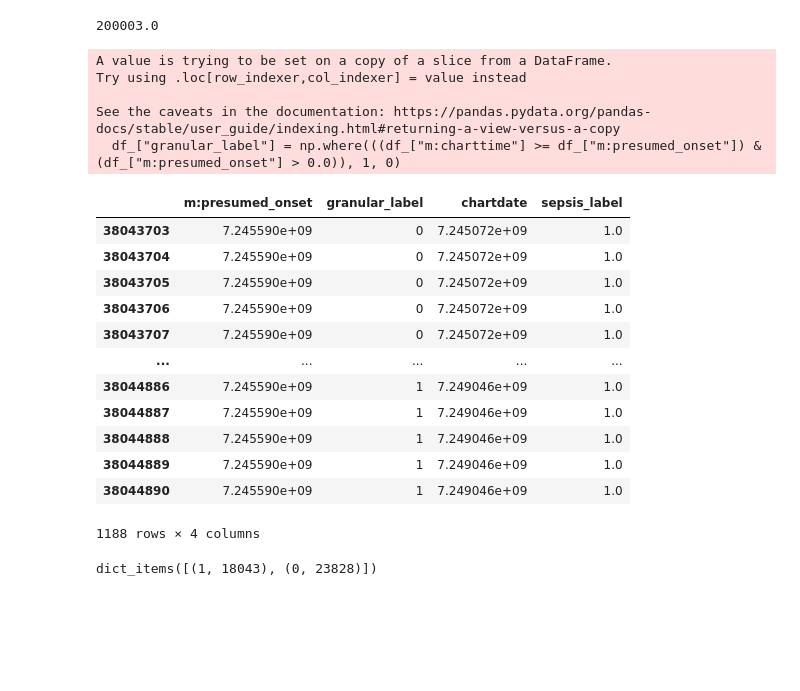
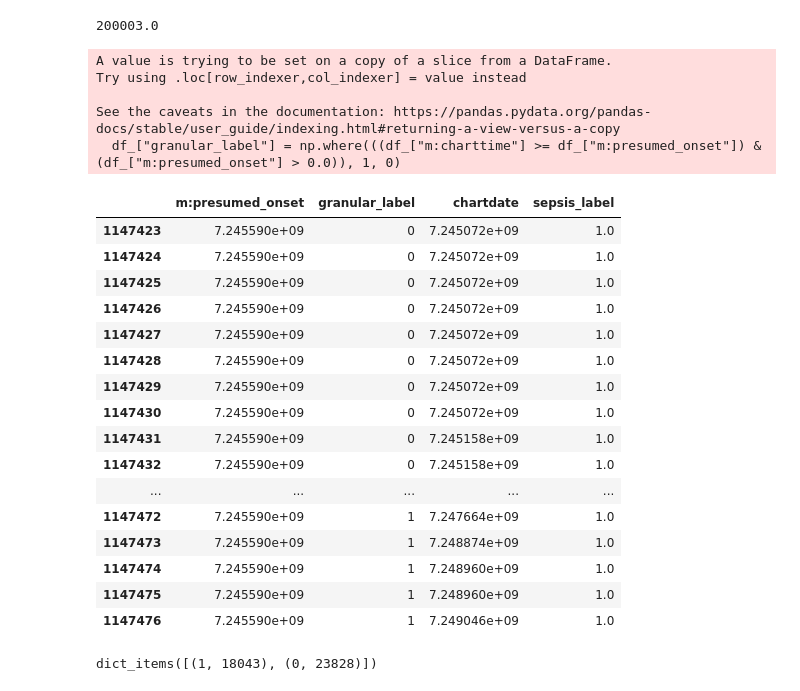
Before and after one commit to ortsanpablo/thesis, a Jupyter notebook: data_labelling.ipynb, the cells around one changed output. Drawn from its saved outputs; the diff is of its cells as text; code cells hidden in the pictures; blank space fills up the shorter version.

```diff
--- a/data_labelling.ipynb
+++ b/data_labelling.ipynb
@@ -131,4 +139,4 @@ ids = data["m:icustayid"].loc[data["step"] == min_step]
 df_ = data.loc[data["m:icustayid"].isin(ids)]
 t = noteevents.loc[noteevents["icustay_id"].isin(ids)]
 t = t.rename(columns={"icustay_id": "m:icustayid"})
-text = t.merge(df_["m:presumed_onset"], on="m:icustayid", how="left")
+t["m:presumed_onset"] = np.nan
@@ -137 +143,5 @@ KeyError: 'm:icustayid'
+# %%
+for id in tqdm(ids):
+    onset = np.unique(df_["m:presumed_onset"].loc[df_["m:icustayid"] == id])#.astype("int")
+    t.loc[t["m:icustayid"] == id, "m:presumed_onset"] = onset[0]
 # %%
@@ -201,25 +197,29 @@ ids.iloc[0]
 # %%
 # create granular label: for patients with presumed onset, if chartdate < presumed onset = 0, else 1.
 df_["granular_label"] = np.where(((df_["m:charttime"] >= df_["m:presumed_onset"]) & (df_["m:presumed_onset"] > 0.0)), 1, 0)
-text["granular_label"] = np.where(((text["chartdate"] >= text["m:presumed_onset"]) & (text["m:presumed_onset"] > 0.0)), 1, 0)
-text[["m:presumed_onset", "granular_label", "chartdate","sepsis_label"]].loc[text["m:icustayid"]==ids.iloc[0]]
+t["granular_label"] = np.where(((t["chartdate"] >= t["m:presumed_onset"]) & (t["m:presumed_onset"] > 0.0)), 1, 0)
+t[["m:presumed_onset", "granular_label", "chartdate","sepsis_label"]].loc[t["m:icustayid"]==ids.iloc[0]]
 # %% [output]
 A value is trying to be set on a copy of a slice from a DataFrame.
 Try using .loc[row_indexer,col_indexer] = value instead
 
 See the caveats in the documentation: https://pandas.pydata.org/pandas-docs/stable/user_guide/indexing.html#returning-a-view-versus-a-copy
   df_["granular_label"] = np.where(((df_["m:charttime"] >= df_["m:presumed_onset"]) & (df_["m:presumed_onset"] > 0.0)), 1, 0)
 |  | m:presumed_onset | granular_label | chartdate | sepsis_label |
-| 38043703 | 7.245590e+09 | 0 | 7.245072e+09 | 1.0 |
-| 38043704 | 7.245590e+09 | 0 | 7.245072e+09 | 1.0 |
-| 38043705 | 7.245590e+09 | 0 | 7.245072e+09 | 1.0 |
-| 38043706 | 7.245590e+09 | 0 | 7.245072e+09 | 1.0 |
-| 38043707 | 7.245590e+09 | 0 | 7.245072e+09 | 1.0 |
+| 1147423 | 7.245590e+09 | 0 | 7.245072e+09 | 1.0 |
+| 1147424 | 7.245590e+09 | 0 | 7.245072e+09 | 1.0 |
+| 1147425 | 7.245590e+09 | 0 | 7.245072e+09 | 1.0 |
+| 1147426 | 7.245590e+09 | 0 | 7.245072e+09 | 1.0 |
+| 1147427 | 7.245590e+09 | 0 | 7.245072e+09 | 1.0 |
+| 1147428 | 7.245590e+09 | 0 | 7.245072e+09 | 1.0 |
+| 1147429 | 7.245590e+09 | 0 | 7.245072e+09 | 1.0 |
+| 1147430 | 7.245590e+09 | 0 | 7.245072e+09 | 1.0 |
+| 1147431 | 7.245590e+09 | 0 | 7.245158e+09 | 1.0 |
+| 1147432 | 7.245590e+09 | 0 | 7.245158e+09 | 1.0 |
 | ... | ... | ... | ... | ... |
-| 38044886 | 7.245590e+09 | 1 | 7.249046e+09 | 1.0 |
-| 38044887 | 7.245590e+09 | 1 | 7.249046e+09 | 1.0 |
-| 38044888 | 7.245590e+09 | 1 | 7.249046e+09 | 1.0 |
-| 38044889 | 7.245590e+09 | 1 | 7.249046e+09 | 1.0 |
-| 38044890 | 7.245590e+09 | 1 | 7.249046e+09 | 1.0 |
+| 1147472 | 7.245590e+09 | 1 | 7.247664e+09 | 1.0 |
+| 1147473 | 7.245590e+09 | 1 | 7.248874e+09 | 1.0 |
+| 1147474 | 7.245590e+09 | 1 | 7.248960e+09 | 1.0 |
+| 1147475 | 7.245590e+09 | 1 | 7.248960e+09 | 1.0 |
+| 1147476 | 7.245590e+09 | 1 | 7.249046e+09 | 1.0 |
-1188 rows × 4 columns
 # %%
```
Also changed, not shown: parts of 31 cells of this notebook.
